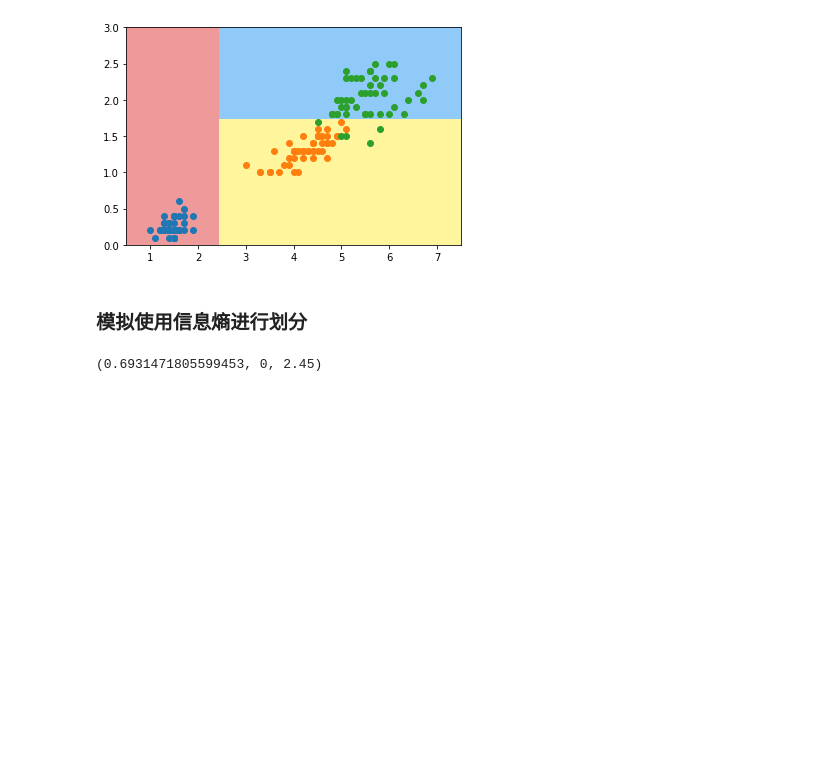
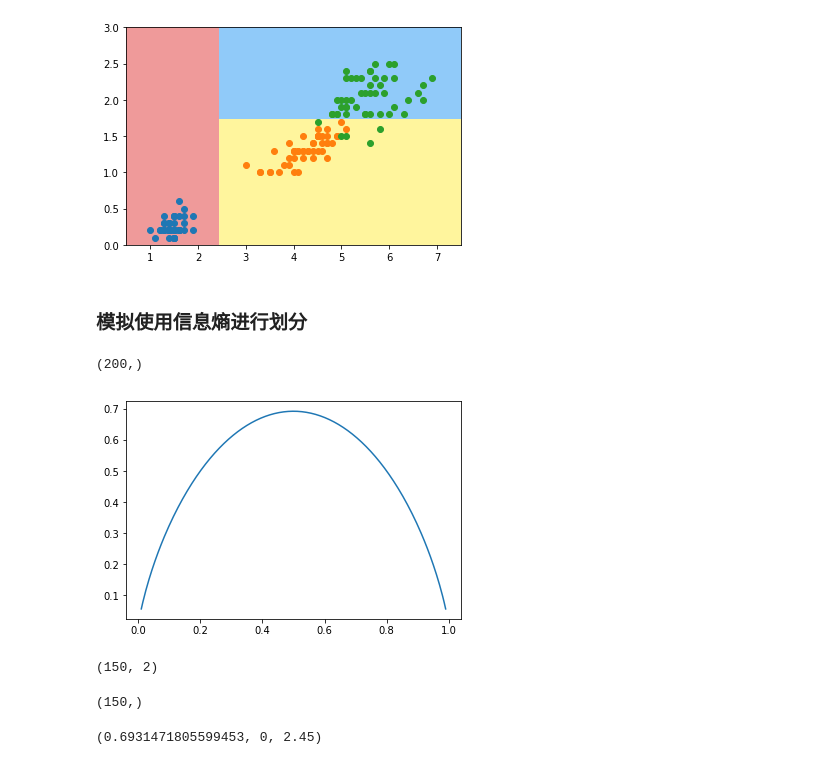
Before and after one commit to wanghao15536870732/StudyNotes, a Jupyter notebook: MachineLearning/决策树/decisin_tree_in_sklean.ipynb, the cells around one changed output. Drawn from its saved outputs; the diff is of its cells as text; code cells hidden in the pictures; blank space fills up the shorter version.

```diff
--- a/MachineLearning/决策树/decisin_tree_in_sklean.ipynb
+++ b/MachineLearning/决策树/decisin_tree_in_sklean.ipynb
@@ -53,6 +56,27 @@ plt.show()
 [figure]
 # %% [markdown]
 ### 模拟使用信息熵进行划分
+# %%
+def entropy(p):
+    return - p * np.log(p) - (1-p) * np.log(1-p)
+# %%
+x = np.linspace(0.01,0.99,200)
+x.shape
+# %% [output]
+(200,)
+# %%
+plt.plot(x,entropy(x))
+plt.show()
+# %% [output]
+[figure, added]
+# %%
+X.shape
+# %% [output]
+(150, 2)
+# %%
+y.shape
+# %% [output]
+(150,)
 # %%
 def split(X,y,d,value):
     index_a = (X[:,d] <= value)  # 第d个维度，小于value的索引
```
Also changed, not shown: parts of 6 cells of this notebook, 9 other files.
